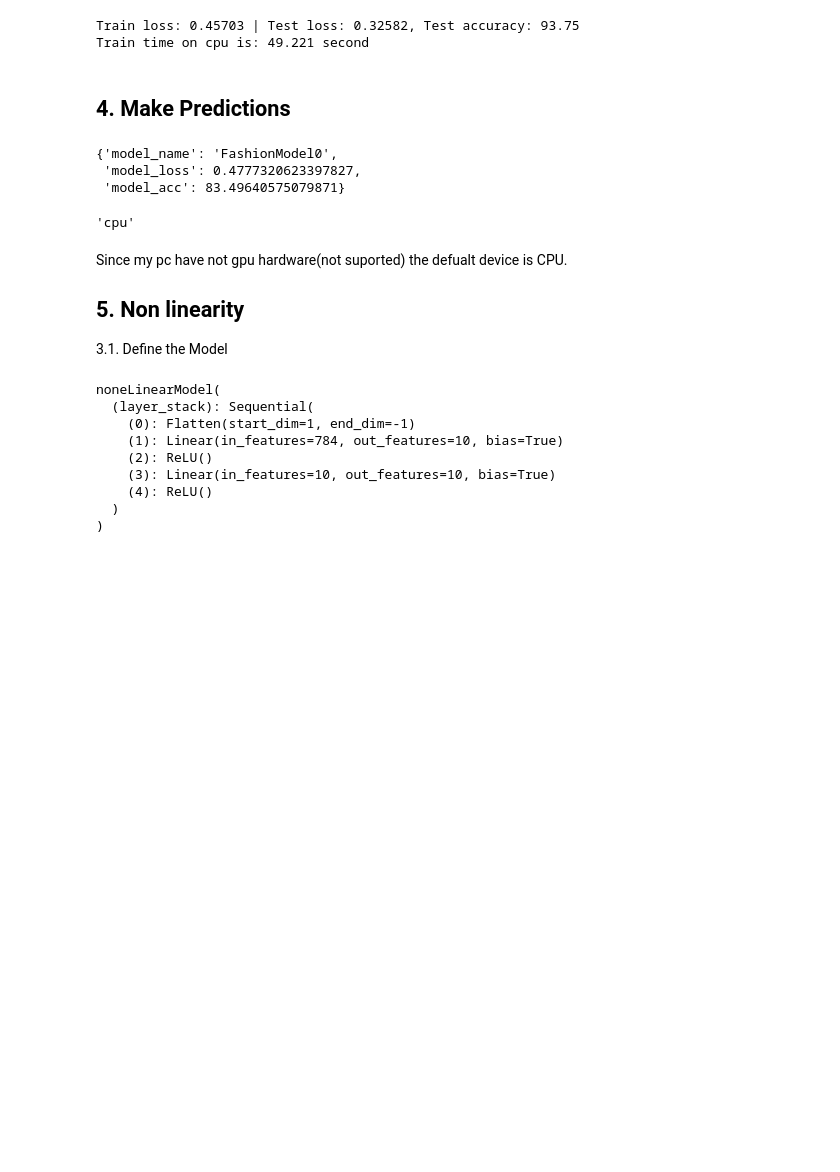
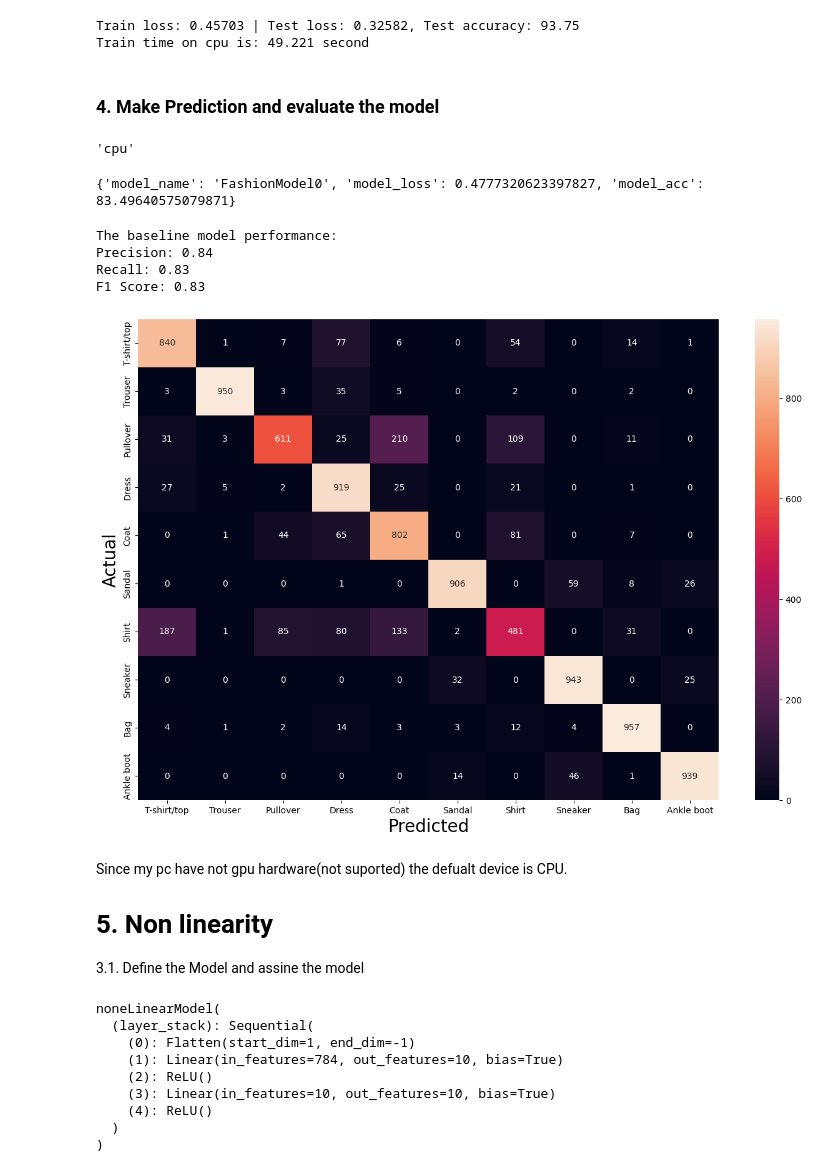
Before and after one commit to Nigatie-Sahlie/Deep_learning, a Jupyter notebook: notebooks/04 ComputerVision.ipynb, the cells around one changed output. Drawn from its saved outputs; the diff is of its cells as text; code cells hidden in the pictures; blank space fills up the shorter version.

Commit message:
update baseline model

```diff
--- a/notebooks/04 ComputerVision.ipynb
+++ b/notebooks/04 ComputerVision.ipynb
@@ -326,7 +328,7 @@ Looked at 51200/ 60000 sampels
 Train loss: 0.45703 | Test loss: 0.32582, Test accuracy: 93.75
 Train time on cpu is: 49.221 second
 # %% [markdown]
-## 4. Make Predictions
+### 4. Make Prediction and evaluate the model
 # %%
 import importlib
 from pathlib import Path
@@ -336,32 +338,46 @@ PROJECT_ROOT = Path.cwd().parent
 sys.path.append(str(PROJECT_ROOT))
 
 import src.pyTorch as py
-# %%
-py = importlib.reload(py)   #reload the module
-
-#call the model
-model_1_result = py.model_eval(model=model_0,
-                      data_loader = test_dataloader,
-                      loss_fn = loss_fn,
-                      accuracy_fn = accuracy_fn)
-
-model_1_result    #print the values in that model performance
-# %% [output]
-{'model_name': 'FashionModel0',
- 'model_loss': 0.4777320623397827,
- 'model_acc': 83.49640575079871}
 # %%
 #device agnostice code to run the model on gpu if it is available otherwise run on cpu
 device = "cuda" if torch.cuda.is_available() else "cpu"
 device
 # %% [output]
 'cpu'
+# %%
+py = importlib.reload(py)   #reload the module
+
+#call the model
+model_1_result = py.model_eval(model=model_0,
+                      data_loader = test_dataloader,
+                      loss_fn = loss_fn,
+                      accuracy_fn = accuracy_fn)
+
+model_1_result    #print the values in that model performance
+# %% [output]
+{'model_name': 'FashionModel0', 'model_loss': 0.4777320623397827, 'model_acc': 83.49640575079871}
+# %%
+baseline_results = py.evaluate_cnn_metrics(model=model_0,
+                                          test_loader=test_dataloader,
+                                          device=device)
+print(f"{GREEN}{BOLD}The baseline model performance:{END}")
+print(f"Precision: {baseline_results['precision']:.2f} \nRecall: {baseline_results['recall']:.2f} \nF1 Score: {baseline_results['f1_score']:.2f}")
+
+
+#display the confusion matrix using heatmap
+py.plot_confusion_matrix(baseline_results["confusion_matrix"], class_names=class_name)
+# %% [output]
+The baseline model performance:
+Precision: 0.84
+Recall: 0.83
+F1 Score: 0.83
+[figure, added]
 # %% [markdown]
 Since my pc have not gpu hardware(not suported) the defualt device is CPU.
 
-## 5. Non linearity
+# 5. Non linearity
 
-3.1. Define the Model
+3.1. Define the Model and assine the model
 # %%
 #create model with non linear function(model definition using non linear function(ReLu))
 
```
Also changed, not shown: parts of 10 cells of this notebook.
